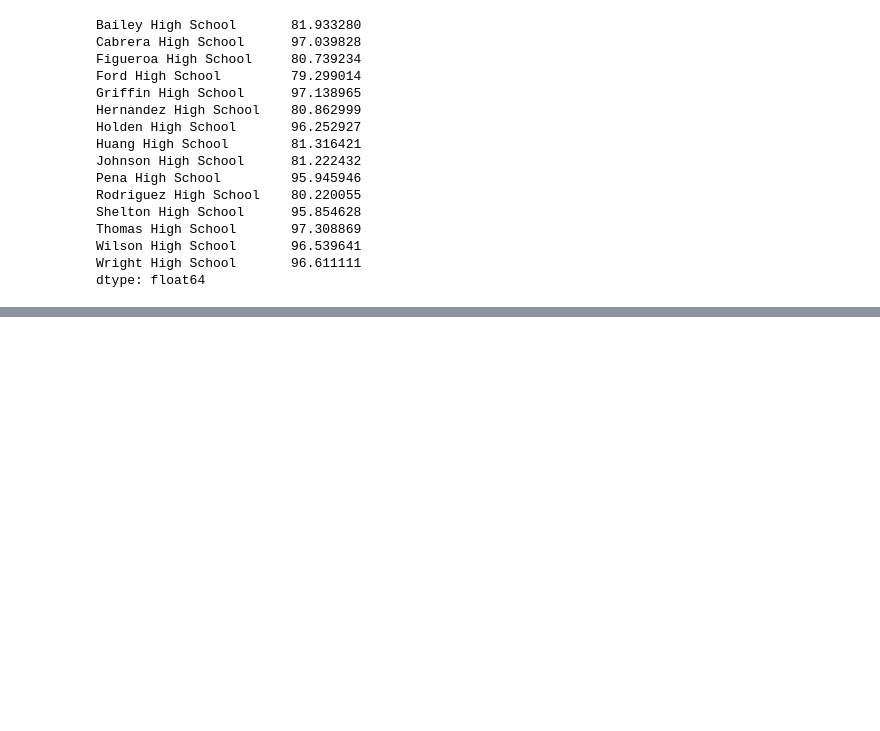
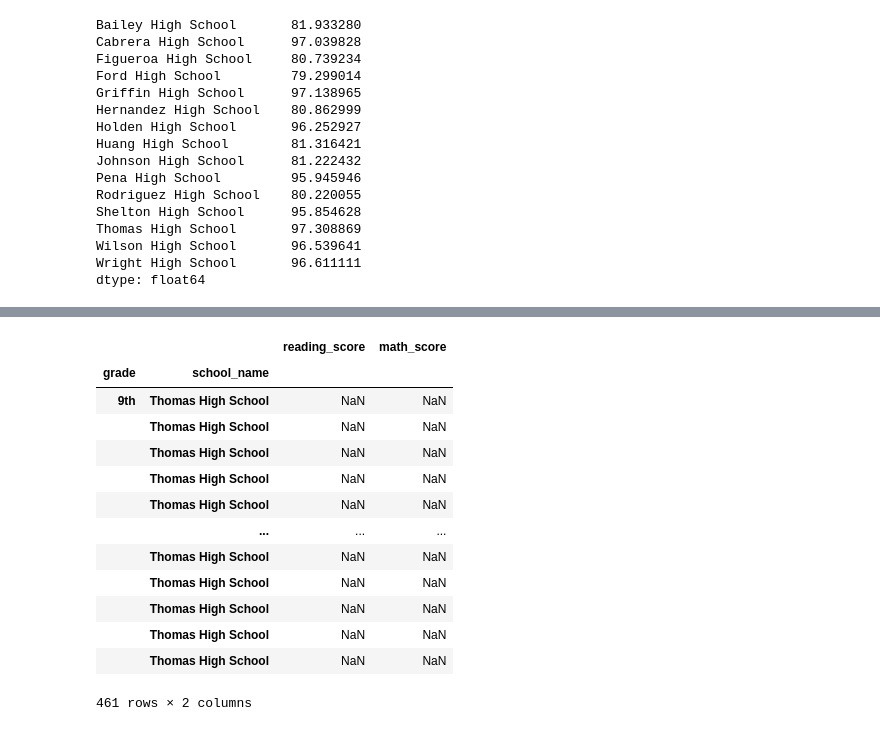
Before and after one commit to coocoojames/School_District_Analysis, a Jupyter notebook: PyCitySchools.ipynb, the cells around one changed output, grey strips where cells are left out. Drawn from its saved outputs; the diff is of its cells as text; code cells hidden in the pictures; blank space fills up the shorter version.

```diff
--- a/PyCitySchools.ipynb
+++ b/PyCitySchools.ipynb
@@ -729,0 +773,9 @@ spending_summary_df
+# %%
+import numpy as np
+new_student_data_df = student_data_df.set_index(['grade','school_name']).sort_index(level=1)
+new_student_data_df.loc[('9th','Thomas High School'),('reading_score','math_score')]=np.nan
+print(new_student_data_df.loc[('9th','Thomas High School'),('reading_score','math_score')])
+# new_student_data_df.loc[new_student_data_df['reading_score'] = np.nan]
+# new_student_data_df.loc[('9th','Thomas High School'),('reading_score','math_score')]=np.nan
+# Thomas_data_df = student_data_by_school.loc['Thomas High School',['reading_score','math_score','grade']]
+# Thomas_data_9th_df = Thomas_data_df.set_index(['grade']).loc['9th','reading_score':'math_score']=np.nan
@@ -729,0 +798,17 @@ spending_summary_df
+# %%
+new_student_data_df.loc[('9th','Thomas High School'),('reading_score','math_score')]
+# %% [output]
+|  |  | reading_score | math_score |
+| grade | school_name |  |  |
+| 9th | Thomas High School | NaN | NaN |
+|  | Thomas High School | NaN | NaN |
+|  | Thomas High School | NaN | NaN |
+|  | Thomas High School | NaN | NaN |
+|  | Thomas High School | NaN | NaN |
+|  | ... | ... | ... |
+|  | Thomas High School | NaN | NaN |
+|  | Thomas High School | NaN | NaN |
+|  | Thomas High School | NaN | NaN |
+|  | Thomas High School | NaN | NaN |
+|  | Thomas High School | NaN | NaN |
+461 rows × 2 columns
```
Also changed, not shown: parts of 45 cells of this notebook, 1 other file.
